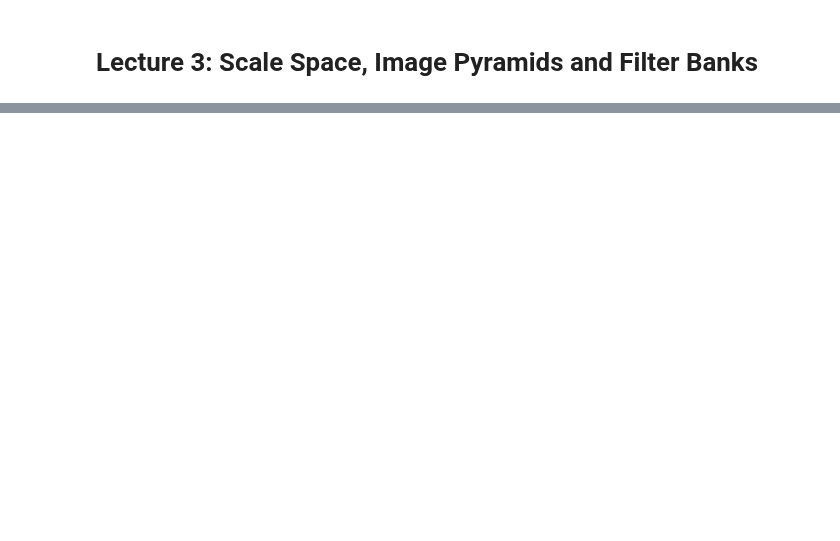
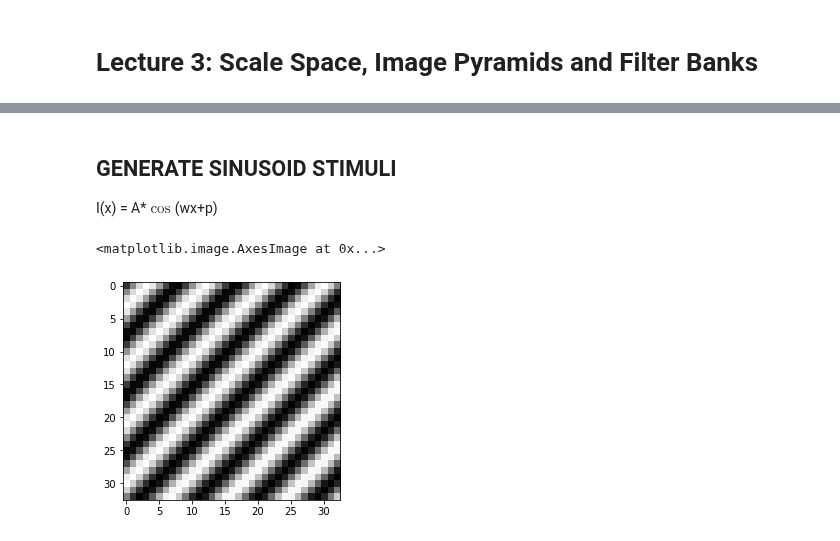
Before and after one commit to DL4CV-NPTEL/Deep-Learning-For-Computer-Vision, a Jupyter notebook: notebooks/Week_2/Week_2_Lecture_3.ipynb, the cells around one changed output, grey strips where cells are left out. Drawn from its saved outputs; the diff is of its cells as text; code cells hidden in the pictures; blank space fills up the shorter version.

```diff
--- a/notebooks/Week_2/Week_2_Lecture_3.ipynb
+++ b/notebooks/Week_2/Week_2_Lecture_3.ipynb
@@ -26,3 +26,7 @@ IPyDisplay.HTML(
     </div>""" )
 # %% [output]
 [interactive output not drawn]
+# %% [markdown]
+## GENERATE SINUSOID STIMULI
+
+I(x) = A*$\cos$(wx+p)
@@ -28,0 +37,24 @@ IPyDisplay.HTML(
+# %%
+def Generate_Sinusoid(size_of_image, A, omega, rho):
+    """
+    Generating sinusoid grating
+    A : amplitude
+    rho : phase
+    omega : frequency
+    size_of_image : (height, width)
+    """
+
+    radius = (int(size_of_image[0]/2.0), int(size_of_image[1]/2.0))
+    [x, y] = np.meshgrid(range(-radius[0], radius[0]+1), range(-radius[1], radius[1]+1))
+
+    I = A * np.cos(omega[0] * x  + omega[1] * y + rho)
+    return I
+
+theta = np.pi/4
+omega = [np.cos(theta), np.sin(theta)]
+sinusoidParam = {'A':1, 'omega':omega, 'rho':np.pi/2, 'size_of_image':(32,32)}
+imshow(Generate_Sinusoid(**sinusoidParam), cmap='gray')
+# ** is a special syntax in python, which enables passing a key-value dictionary as parameter
+# %% [output]
+<matplotlib.image.AxesImage at 0x...>
+[figure, added]
```
Also changed, not shown: parts of 8 cells of this notebook.
